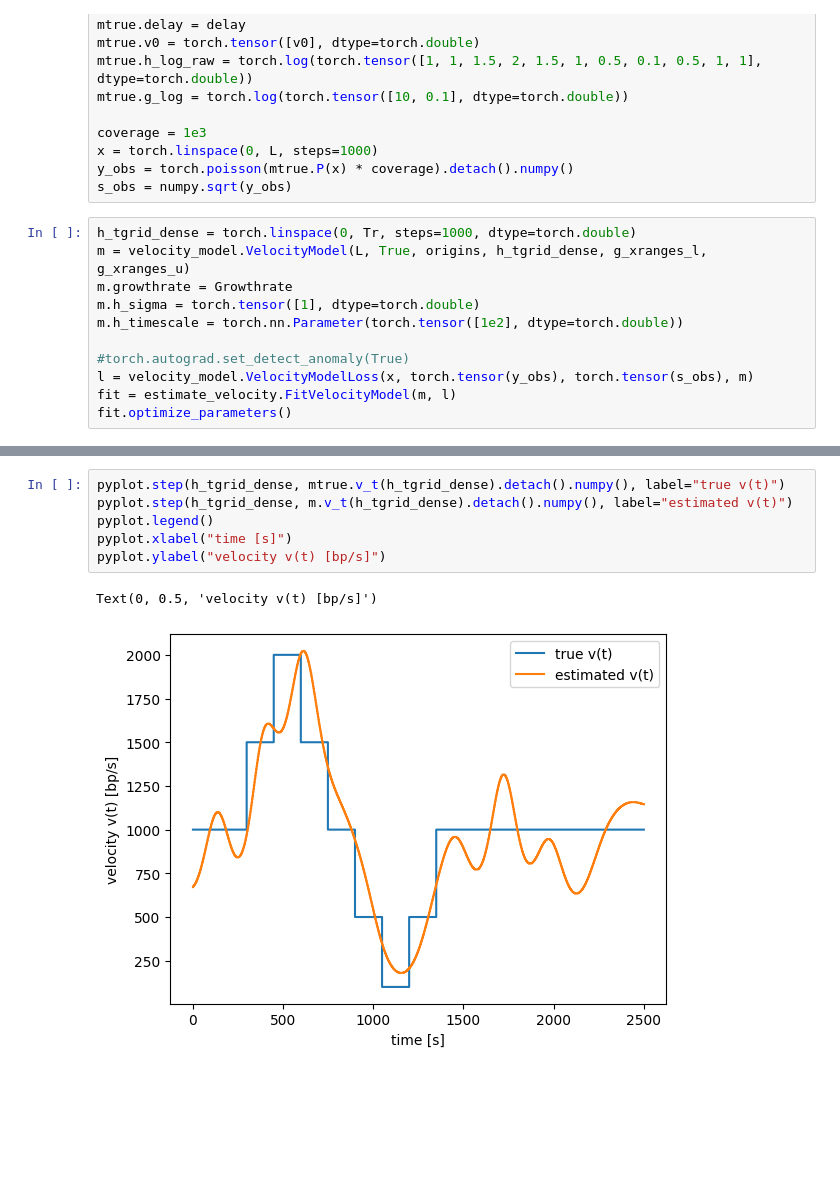
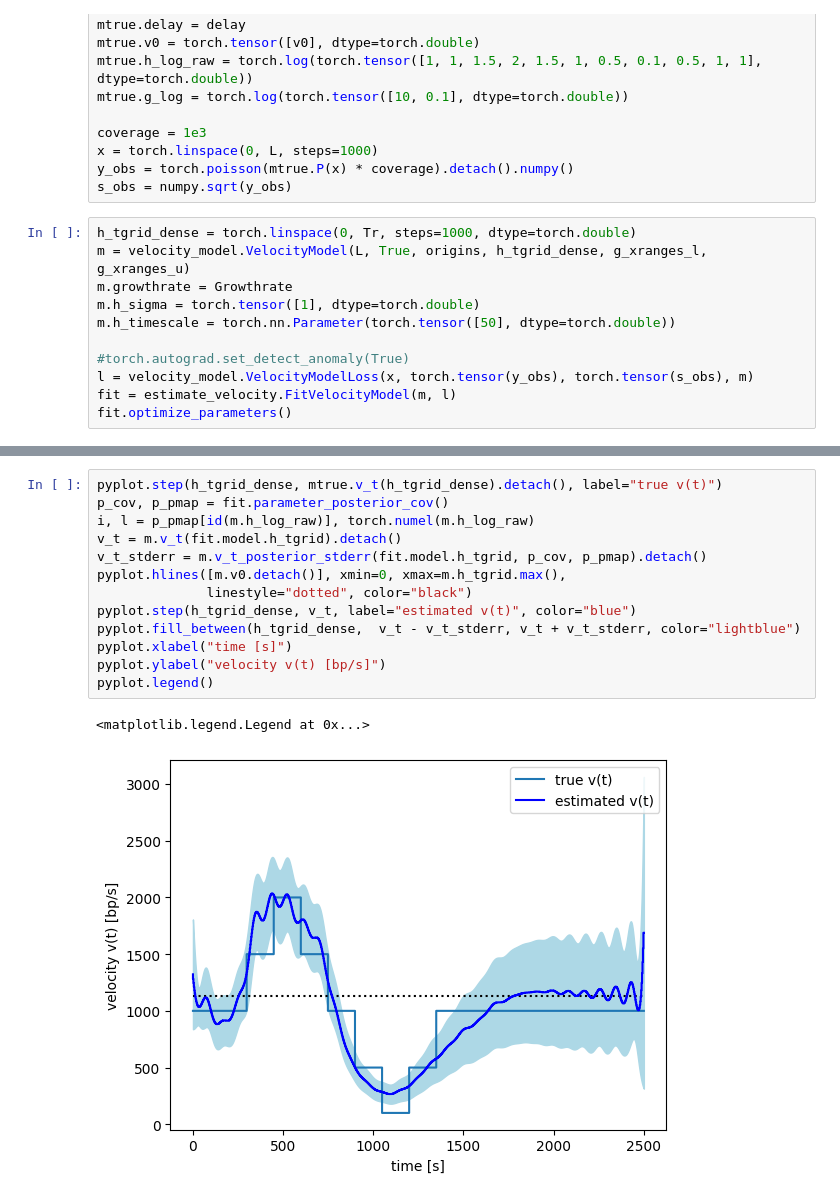
Before and after one commit to oist/VeloGP, a Jupyter notebook: velogp/test_velocity_estimation.ipynb, the cells around one changed output, grey strips where cells are left out. Saved outputs shown, nothing was run; the diff lists cells and outputs as text; blank space fills up the shorter version.

```diff
--- a/velogp/test_velocity_estimation.ipynb
+++ b/velogp/test_velocity_estimation.ipynb
@@ -35,7 +35,7 @@ h_tgrid_dense = torch.linspace(0, Tr, steps=1000, dtype=torch.double)
 m = velocity_model.VelocityModel(L, True, origins, h_tgrid_dense, g_xranges_l, g_xranges_u)
 m.growthrate = Growthrate
 m.h_sigma = torch.tensor([1], dtype=torch.double)
-m.h_timescale = torch.nn.Parameter(torch.tensor([1e2], dtype=torch.double))
+m.h_timescale = torch.nn.Parameter(torch.tensor([50], dtype=torch.double))
 
 #torch.autograd.set_detect_anomaly(True)
 l = velocity_model.VelocityModelLoss(x, torch.tensor(y_obs), torch.tensor(s_obs), m)
@@ -54,9 +54,16 @@ Text(0, 0.5, 'abundance [reads]')
 # %%
-pyplot.step(h_tgrid_dense, mtrue.v_t(h_tgrid_dense).detach().numpy(), label="true v(t)")
-pyplot.step(h_tgrid_dense, m.v_t(h_tgrid_dense).detach().numpy(), label="estimated v(t)")
-pyplot.legend()
+pyplot.step(h_tgrid_dense, mtrue.v_t(h_tgrid_dense).detach(), label="true v(t)")
+p_cov, p_pmap = fit.parameter_posterior_cov()
+i, l = p_pmap[id(m.h_log_raw)], torch.numel(m.h_log_raw)
+v_t = m.v_t(fit.model.h_tgrid).detach()
+v_t_stderr = m.v_t_posterior_stderr(fit.model.h_tgrid, p_cov, p_pmap).detach()
+pyplot.hlines([m.v0.detach()], xmin=0, xmax=m.h_tgrid.max(),
+              linestyle="dotted", color="black")
+pyplot.step(h_tgrid_dense, v_t, label="estimated v(t)", color="blue")
+pyplot.fill_between(h_tgrid_dense,  v_t - v_t_stderr, v_t + v_t_stderr, color="lightblue")
 pyplot.xlabel("time [s]")
 pyplot.ylabel("velocity v(t) [bp/s]")
+pyplot.legend()
 # %% [output]
-Text(0, 0.5, 'velocity v(t) [bp/s]')
+<matplotlib.legend.Legend at 0x...>
-[figure, old version]
+[figure, new version]
```
Also changed, not shown: parts of 1 cell of this notebook.
